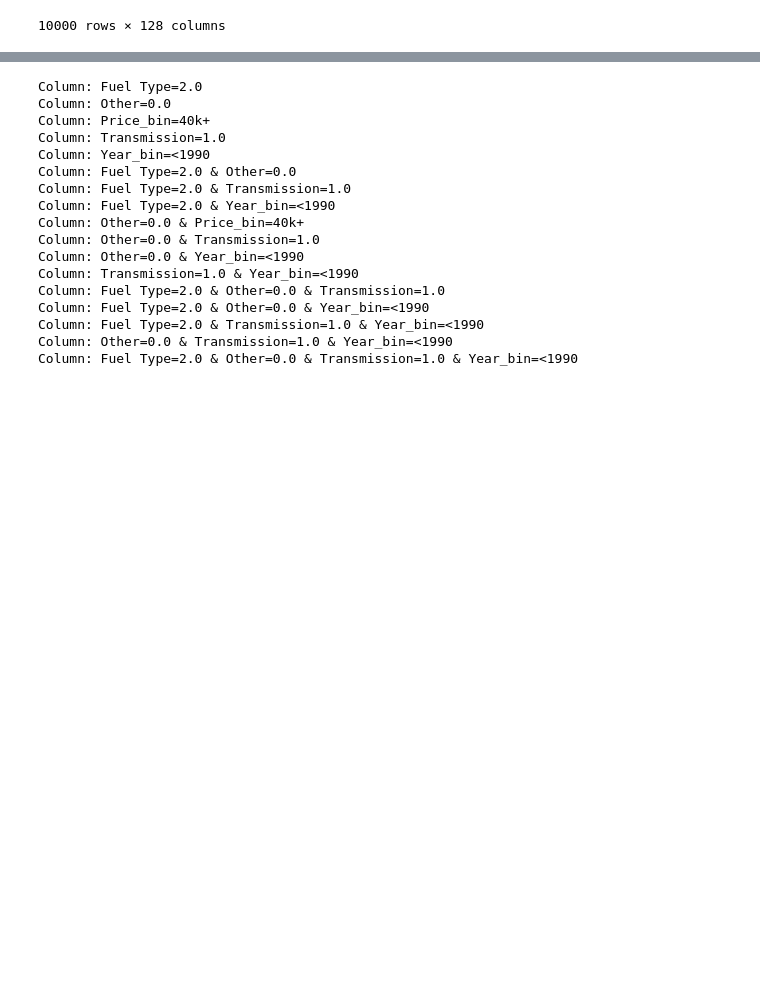
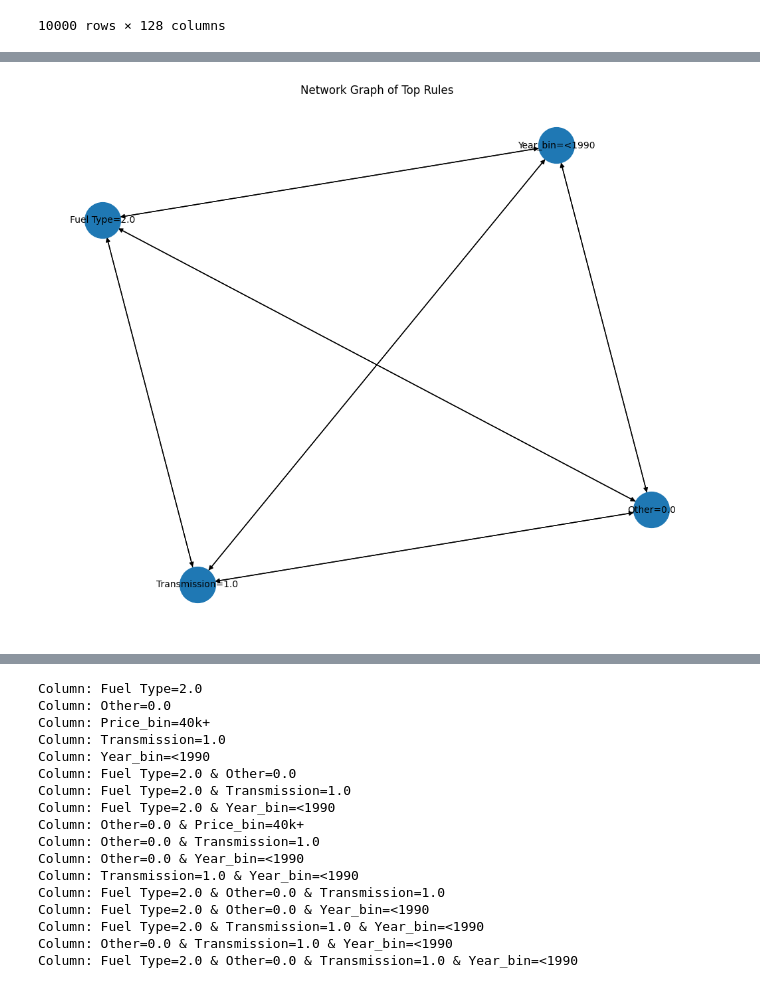
Before and after one commit to dodsoneatwit/AssociationRuleMiningWithLLMs, a Jupyter notebook: lib/src/elijah_rule_mining_analysis.ipynb, the cells around one changed output, grey strips where cells are left out. Cells and saved outputs as stored; diff of their text form; code cells hidden in the pictures; blank space fills up the shorter version.

```diff
--- a/lib/src/rule_mining_analysis.ipynb
+++ b/lib/src/elijah_rule_mining_analysis.ipynb
@@ -200,0 +255,28 @@ frequent_itemsets
+# %%
+G = nx.DiGraph()
+
+# Add nodes and edges from the top rules
+for _, row in top_rules.iterrows():
+    ante = list(row['antecedents'])
+    cons = list(row['consequents'])
+
+    # For each item in the antecedent and consequent, add nodes if not present
+    for a_item in ante:
+        G.add_node(a_item)
+    for c_item in cons:
+        G.add_node(c_item)
+
+    # Add edges from each antecedent item to each consequent item
+    for a_item in ante:
+        for c_item in cons:
+            # You could store lift or confidence as edge attributes
+            G.add_edge(a_item, c_item, lift=row['lift'], confidence=row['confidence'])
+
+# Draw
+plt.figure(figsize=(10, 8))
+pos = nx.spring_layout(G, k=0.3)  # or another layout
+nx.draw(G, pos, with_labels=True, node_size=1500, font_size=10)
+plt.title('Network Graph of Top Rules')
+plt.show()
+# %% [output]
+[figure, added]
```
Also changed, not shown: parts of 8 cells of this notebook, 5 other files.
